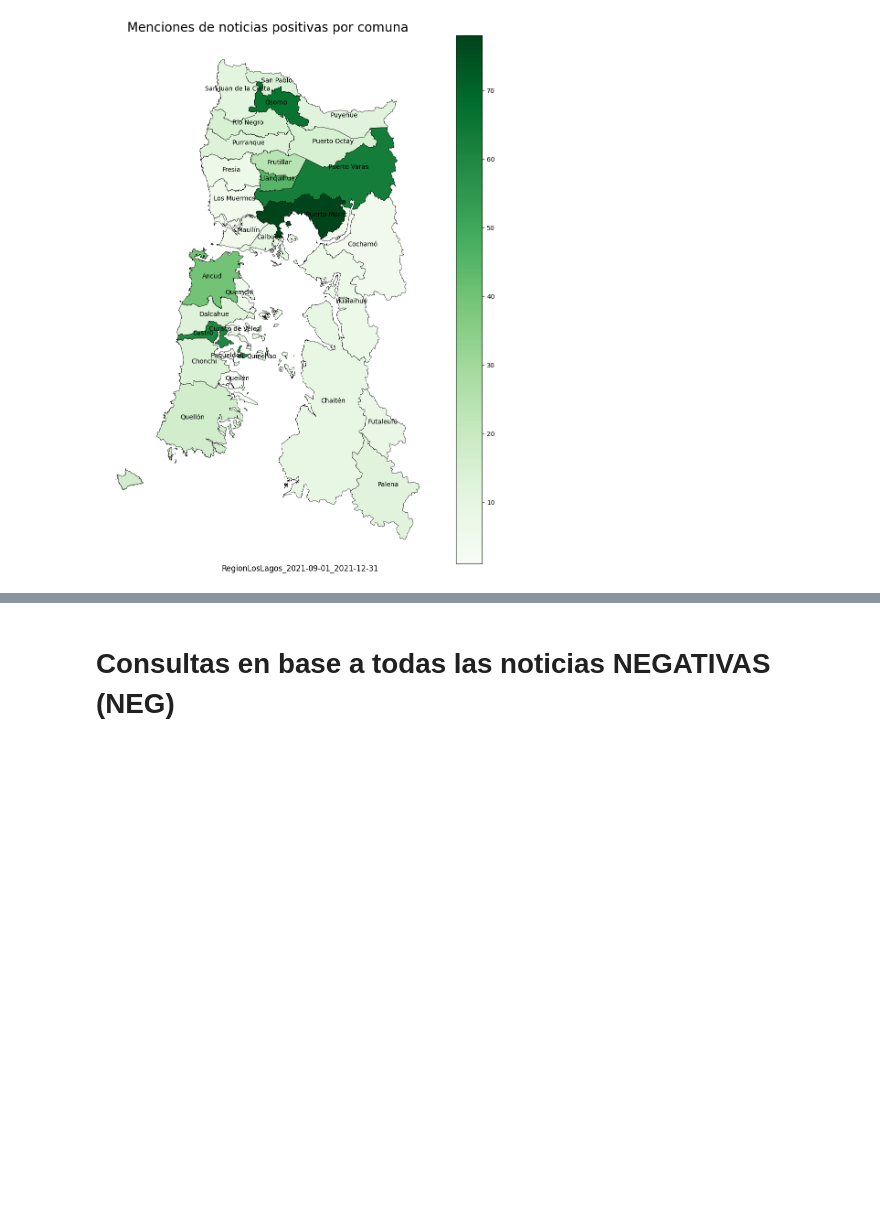
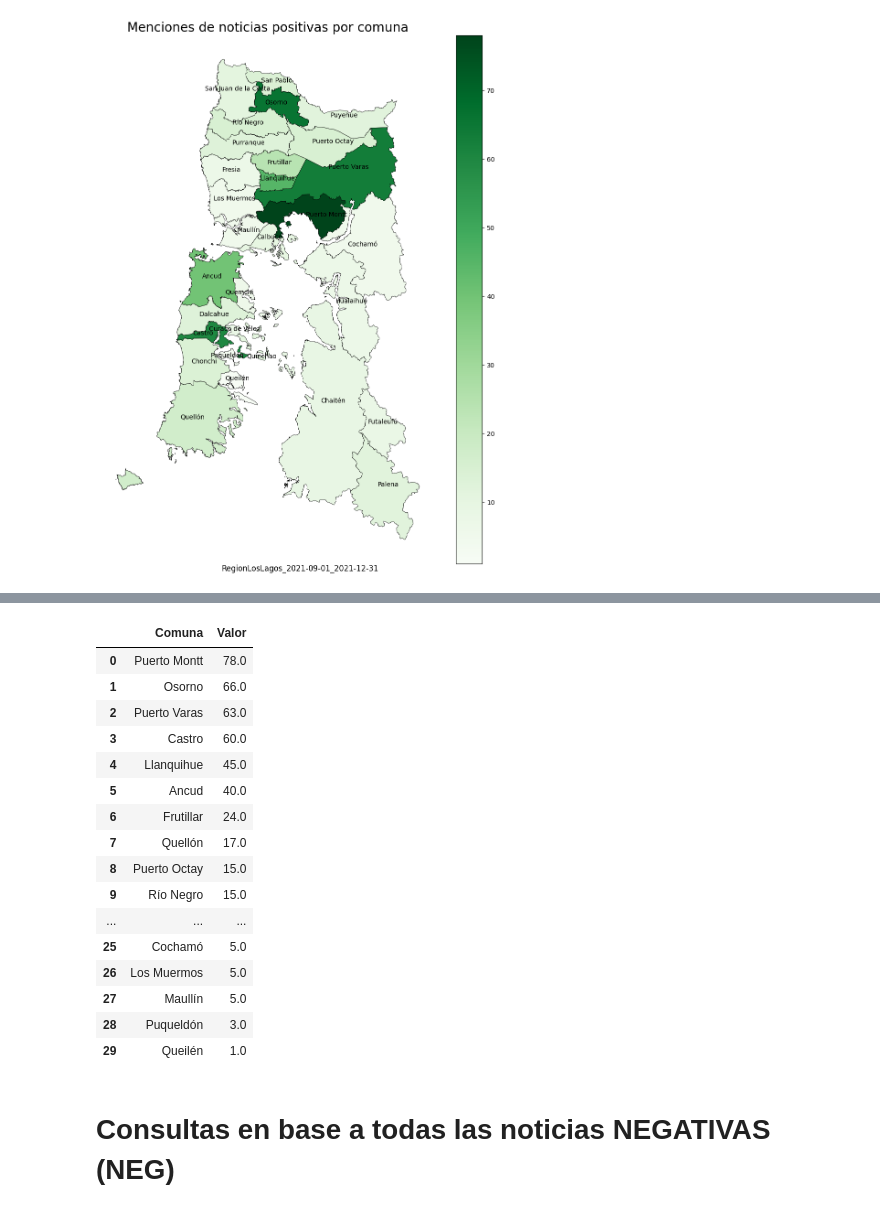
Before and after one commit to FederalTN/INFO279-PROYECTO-TAL, a Jupyter notebook: TAREA_P3_CONSULTAS.ipynb, the cells around one changed output, grey strips where cells are left out. Saved outputs shown, nothing was run; the diff lists cells and outputs as text; code cells hidden in the pictures; blank space fills up the shorter version.

```diff
--- a/TAREA_P3_CONSULTAS.ipynb
+++ b/TAREA_P3_CONSULTAS.ipynb
@@ -141,3 +177,25 @@ crear_mapa(dataset_POS,territory,'Greens', "Menciones de noticias positivas por
+# %%
+#Ranking de comunas por noticias positivas
+query="SELECT sum(Ancud), sum(Calbuco), sum(Castro), sum(Chaitén), sum(Chonchi), sum(Cochamó), sum(Curaco_de_Vélez), sum(Dalcahue), sum(Fresia), sum(Frutillar), sum(Futaleufú), sum(Hualaihué), sum(Llanquihue), sum(Los_Muermos), sum(Maullín), sum(Osorno), sum(Palena), sum(Puerto_Montt), sum(Puerto_Octay), sum(Puerto_Varas), sum(Puqueldón), sum(Purranque), sum(Puyehue), sum(Queilén), sum(Quellón), sum(Quemchi), sum(Quinchao), sum(Río_Negro), sum(San_Juan_de_la_Costa), sum(San_Pablo) FROM dataset WHERE title_label = 'POS'"
+crear_sum_ranking(dataset, query)
+# %% [output]
+|  | Comuna | Valor |
+| 0 | Puerto Montt | 78.0 |
+| 1 | Osorno | 66.0 |
+| 2 | Puerto Varas | 63.0 |
+| 3 | Castro | 60.0 |
+| 4 | Llanquihue | 45.0 |
+| 5 | Ancud | 40.0 |
+| 6 | Frutillar | 24.0 |
+| 7 | Quellón | 17.0 |
+| 8 | Puerto Octay | 15.0 |
+| 9 | Río Negro | 15.0 |
+| ... | ... | ... |
+| 25 | Cochamó | 5.0 |
+| 26 | Los Muermos | 5.0 |
+| 27 | Maullín | 5.0 |
+| 28 | Puqueldón | 3.0 |
+| 29 | Queilén | 1.0 |
 # %% [markdown]
 # Consultas en base a todas las noticias NEGATIVAS (NEG)
 # %%
```
Also changed, not shown: parts of 7 cells of this notebook.
